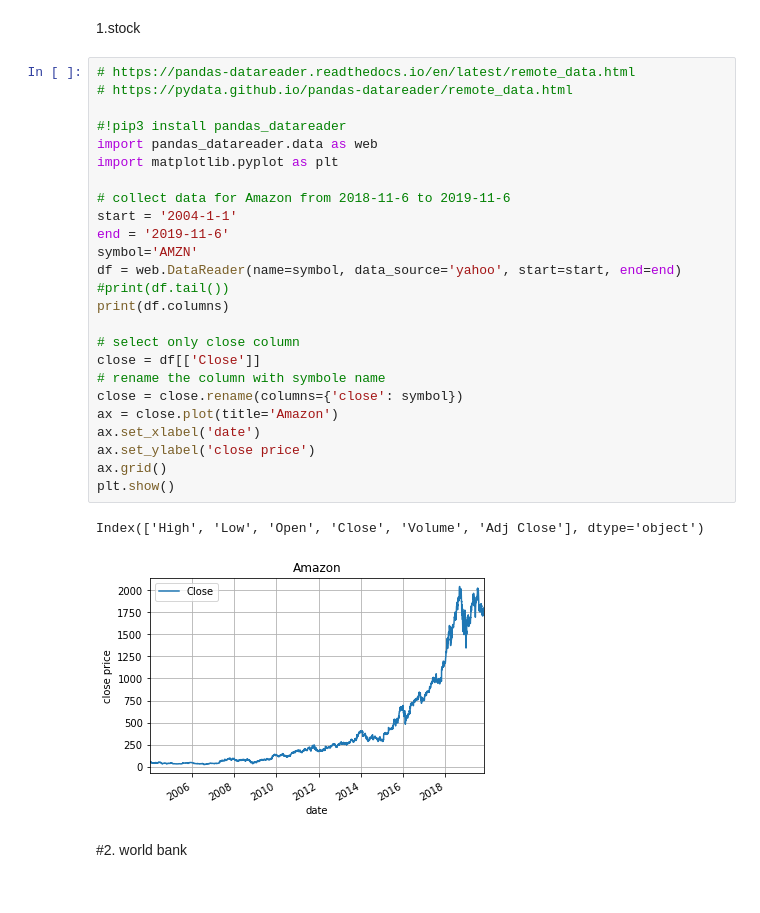
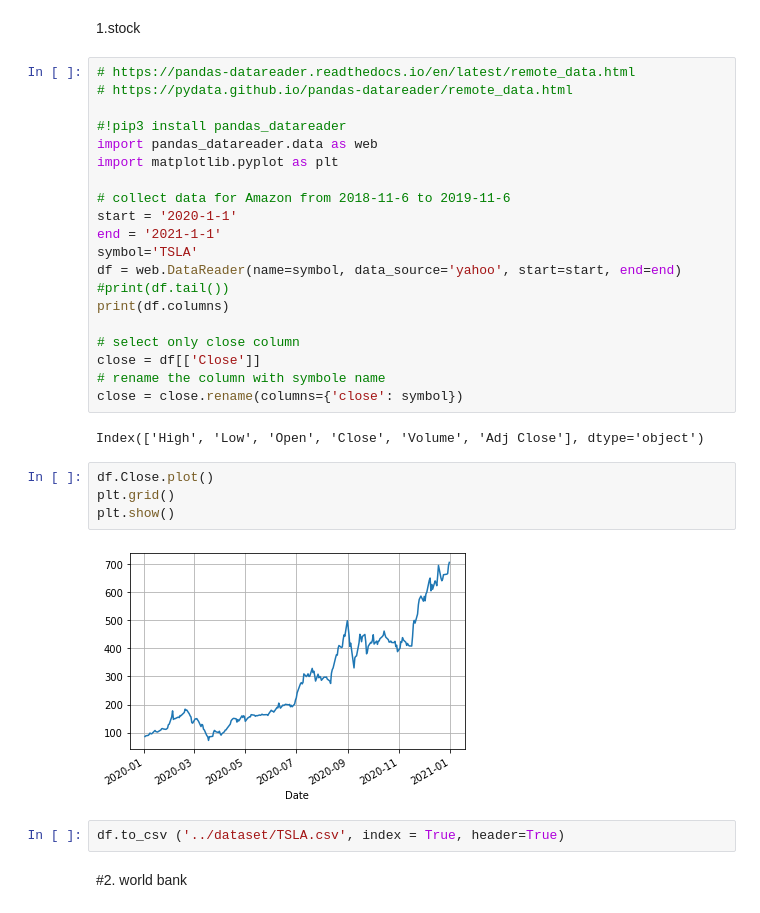
Before and after one commit to juntaoduan/Stock-Prediction-Models, a Jupyter notebook: DataFeed/finance 0.1 stock data.ipynb, the cells around one changed output. Saved outputs shown, nothing was run; the diff lists cells and outputs as text.

```diff
--- a/DataFeed/finance 0.1 stock data.ipynb
+++ b/DataFeed/finance 0.1 stock data.ipynb
@@ -40,9 +40,9 @@ import pandas_datareader.data as web
 import matplotlib.pyplot as plt
 
 # collect data for Amazon from 2018-11-6 to 2019-11-6
-start = '2004-1-1'
-end = '2019-11-6'
-symbol='AMZN'
+start = '2020-1-1'
+end = '2021-1-1'
+symbol='TSLA'
 df = web.DataReader(name=symbol, data_source='yahoo', start=start, end=end)
 #print(df.tail())
 print(df.columns)
@@ -51,14 +51,16 @@ print(df.columns)
 close = df[['Close']]
 # rename the column with symbole name
 close = close.rename(columns={'close': symbol})
-ax = close.plot(title='Amazon')
-ax.set_xlabel('date')
-ax.set_ylabel('close price')
-ax.grid()
-plt.show()
 # %% [output]
 Index(['High', 'Low', 'Open', 'Close', 'Volume', 'Adj Close'], dtype='object')
-[figure, removed]
+# %%
+df.Close.plot()
+plt.grid()
+plt.show()
+# %% [output]
+[figure, added]
+# %%
+df.to_csv ('../dataset/TSLA.csv', index = True, header=True)
 # %% [markdown]
 #2. world bank
 # %%
```
Also changed, not shown: 5 other files.
